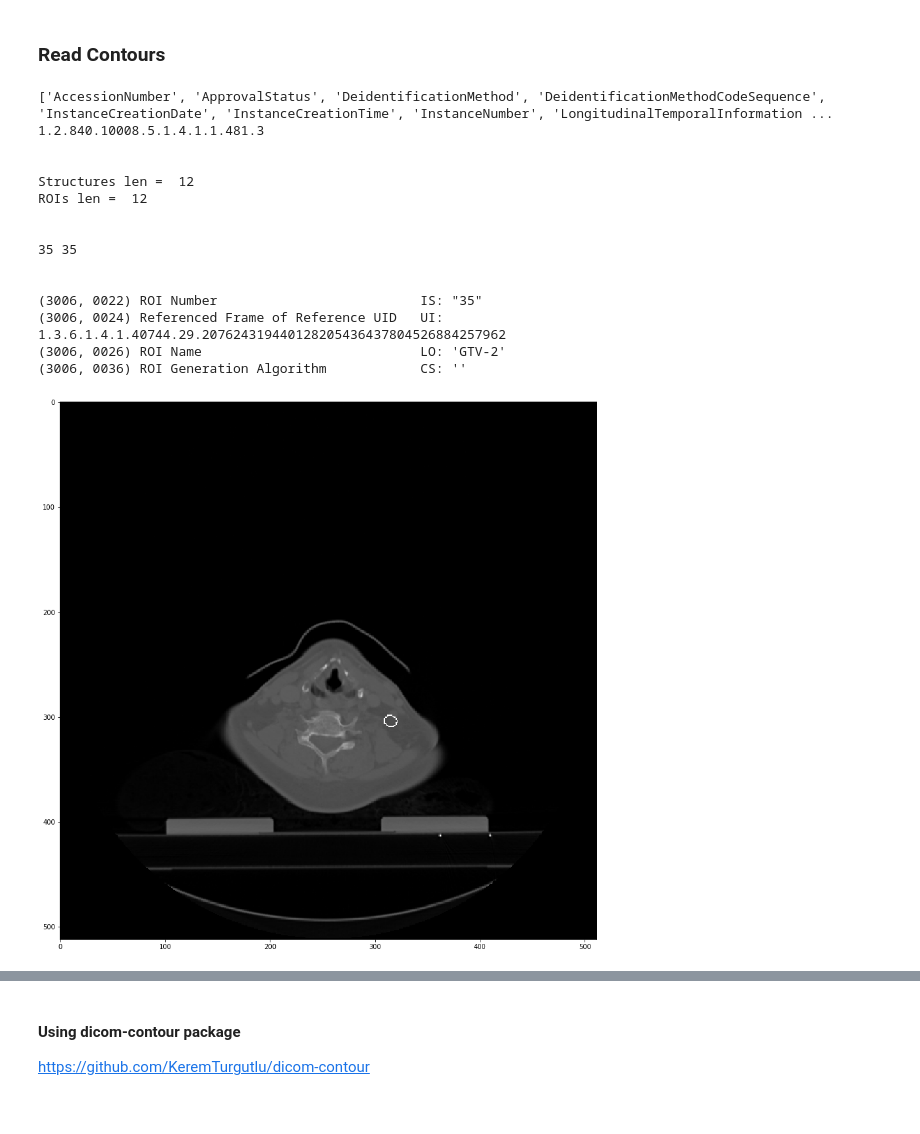
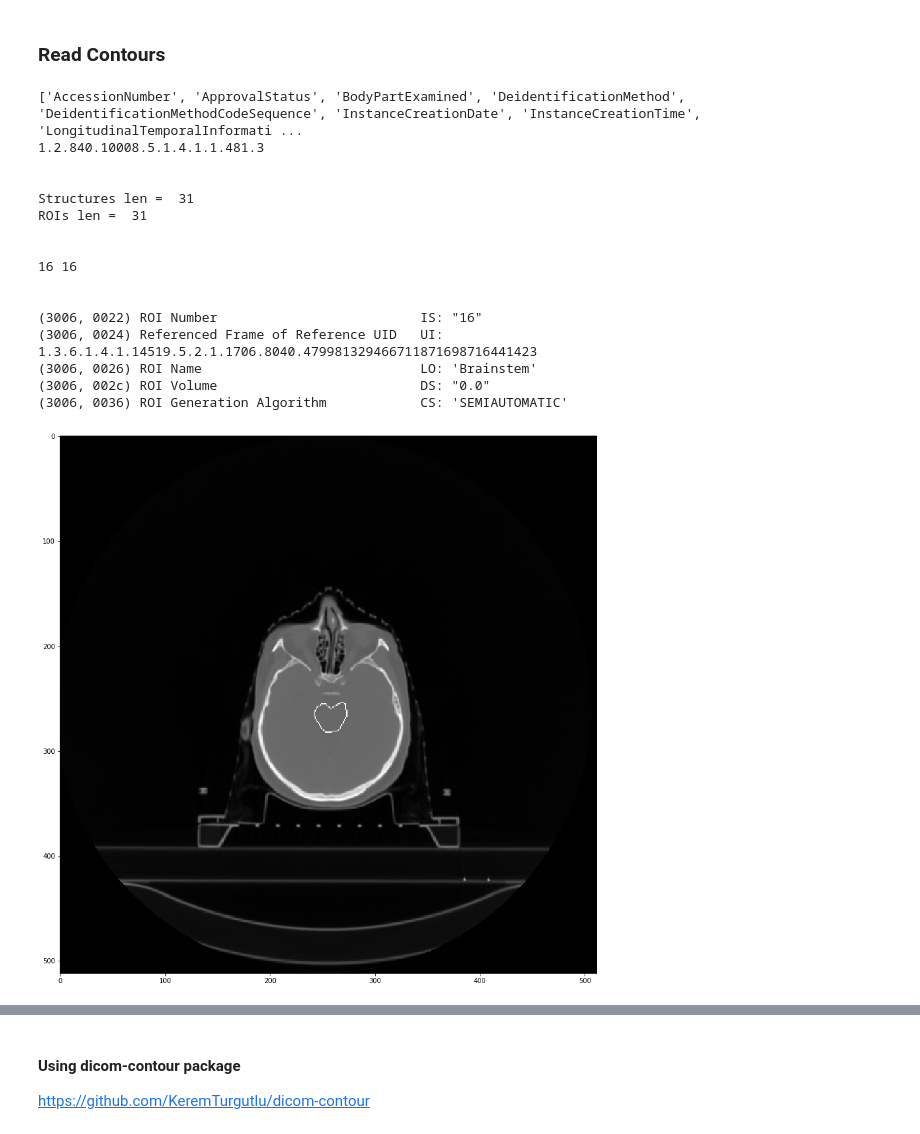
Before and after one commit to kaamka/dicom-pipeline, a Jupyter notebook: Read-and-visualize-DICOM.ipynb, the cells around one changed output, grey strips where cells are left out. Drawn from its saved outputs; the diff is of its cells as text; code cells hidden in the pictures.

```diff
--- a/Read-and-visualize-DICOM.ipynb
+++ b/Read-and-visualize-DICOM.ipynb
@@ -541,8 +538,8 @@ def showOpencvImage(image, isGray=False):
 # https://dicom.innolitics.com/ciods/rt-structure-set/roi-contour/30060039/30060040/30060050
 
 
-path = '../../Team-NET/data/new/HEAD-NECK-RADIOMICS-HN1/HN1004/04-03-2019-CT-25477/54147/'
-rt_struct_file = '../../Team-NET/data/new/HEAD-NECK-RADIOMICS-HN1/HN1004/04-03-2019-CT-25477/54147/1-1.dcm'
+path = '/media/kamila/System/Users/Kama/Documents/DATASETS/DICOM/HNSCC/HNSCC-4series/HNSCC-01-0002/11-20-2001-RT SIMULATION-57976/2.000000-57922/'
+rt_struct_file = '/media/kamila/System/Users/Kama/Documents/DATASETS/DICOM/HNSCC/HNSCC-4series/HNSCC-01-0002/11-20-2001-RT SIMULATION-57976/2.000000-57922/1-1.dcm'
 
 
 ds = pydicom.dcmread(rt_struct_file)
@@ -557,7 +554,8 @@ if (ds.SOPClassUID == "1.2.840.10008.5.1.4.1.1.481.3"):
     print('Structures len = ', len(ds.StructureSetROISequence))
     print('ROIs len = ',len(ds.ROIContourSequence))
     print('\n')
-    structID = 10
+    structID = 15
+
 
     ROI = [ds.ROIContourSequence[u] for u in range(len(ds.ROIContourSequence)) if ds.ROIContourSequence[u].ReferencedROINumber == ds.StructureSetROISequence[structID].ROINumber][0]
 
@@ -572,9 +570,9 @@ if (ds.SOPClassUID == "1.2.840.10008.5.1.4.1.1.481.3"):
         #print(seq.ContourImageSequence[0][0x0008, 0x1155].value)               # SOP Instance UID Attribute
         #print(seq.ContourImageSequence[0][0x0008, 0x1155].value)               # CT image
         #print(seq.ContourData)                                                 # Contour points
-
+        im_d = seq.ContourImageSequence[0][0x0008, 0x1155].value
 #         dicImage = pydicom.dcmread(path+'CT/CT.' + seq.ContourImageSequence[0][0x0008, 0x1155].value + '.dcm')
-        dicImage = pydicom.dcmread(path + seq.ContourImageSequence[0][0x0008, 0x1155].value + '.dcm')
+        dicImage = pydicom.dcmread(path + im_d + '.dcm')
 #         print(dicImage[0x0020, 0x0037].value)       # Image orientation
 #         print(dicImage[0x0020, 0x0032].value)       # Image origin
 #         print(dicImage[0x0028, 0x0030].value)       # Pixel spacing
@@ -587,41 +585,56 @@ if (ds.SOPClassUID == "1.2.840.10008.5.1.4.1.1.481.3"):
         M[0,1] = dicImage[0x0020, 0x0037].value[4]* dicImage[0x0028, 0x0030].value[1]
         M[1,1] = dicImage[0x0020, 0x0037].value[3]* dicImage[0x0028, 0x0030].value[1]
         M[0,2] = dicImage[0x0020, 0x0032].value[0]
         M[1,2] = dicImage[0x0020, 0x0032].value[1]
         M[2,2] = 1.0
         M = np.linalg.inv(M)
         points = np.swapaxes(np.reshape(seq.ContourData,(-1,3)),0,1)
         points[2,:].fill(1)
         points = np.dot(M,points)[:2,:]
 #        print(points)
 
         big = int(np.max(dicImage.pixel_array))
 #        print(big)
+        background = np.zeros((dicImage.pixel_array.shape),dtype = np.float32)
+        for id in range(points.shape[1]-1):
+            cv2.line(background,(int(points[1,id]),int(points[0,id])),(int(points[1,id+1]),int(points[0,id+1])),big,1)
+#            dicImage.pixel_array[int(points[0,id]),int(points[1,id])] = big-id*40
+        cv2.line(background,(int(points[1,points.shape[1]-1]),int(points[0,points.shape[1]-1])),(int(points[1,0]),int(points[0,0])),big,1)
+
+
         for id in range(points.shape[1]-1):
             cv2.line(dicImage.pixel_array,(int(points[1,id]),int(points[0,id])),(int(points[1,id+1]),int(points[0,id+1])),big,1)
 #            dicImage.pixel_array[int(points[0,id]),int(points[1,id])] = big-id*40
         cv2.line(dicImage.pixel_array,(int(points[1,points.shape[1]-1]),int(points[0,points.shape[1]-1])),(int(points[1,0]),int(points[0,0])),big,1)
 
 #        print(seq.dir())
 #        print(seq.ContourGeometricType)
         showOpencvImage(dicImage.pixel_array)
-        #print(seq.ContourData)
-
+        showOpencvImage(background)
+#         mask = cv2.fillPoly(img=background, pts=points, color=1)
+#         mask = np.array([scn.binary_fill_holes(y) if y.max() == 1 else y for y in background])
+#         mask_filled = fill_contour(mask)
+#         showOpencvImage(mask_filled)
+#         showOpencvImage(big)
+#         imdddd = str(seq.ContourImageSequence[0][0x0008, 0x1155].value)
+#         print(imdddd)
+#         print(type(imdddd))
         break
 # %% [output]
-['AccessionNumber', 'ApprovalStatus', 'DeidentificationMethod', 'DeidentificationMethodCodeSequence', 'InstanceCreationDate', 'InstanceCreationTime', 'InstanceNumber', 'LongitudinalTemporalInformation ...
+['AccessionNumber', 'ApprovalStatus', 'BodyPartExamined', 'DeidentificationMethod', 'DeidentificationMethodCodeSequence', 'InstanceCreationDate', 'InstanceCreationTime', 'LongitudinalTemporalInformati ...
 1.2.840.10008.5.1.4.1.1.481.3
 
 
-Structures len =  12
-ROIs len =  12
+Structures len =  31
+ROIs len =  31
 
 
-35 35
+16 16
 
 
-(3006, 0022) ROI Number                          IS: "35"
-(3006, 0024) Referenced Frame of Reference UID   UI: 1.3.6.1.4.1.40744.29.207624319440128205436437804526884257962
-(3006, 0026) ROI Name                            LO: 'GTV-2'
-(3006, 0036) ROI Generation Algorithm            CS: ''
+(3006, 0022) ROI Number                          IS: "16"
+(3006, 0024) Referenced Frame of Reference UID   UI: 1.3.6.1.4.1.14519.5.2.1.1706.8040.479981329466711871698716441423
+(3006, 0026) ROI Name                            LO: 'Brainstem'
+(3006, 002c) ROI Volume                          DS: "0.0"
+(3006, 0036) ROI Generation Algorithm            CS: 'SEMIAUTOMATIC'
-[figure, old version]
+[figure, new version]
```
Also changed, not shown: parts of 28 cells of this notebook.
